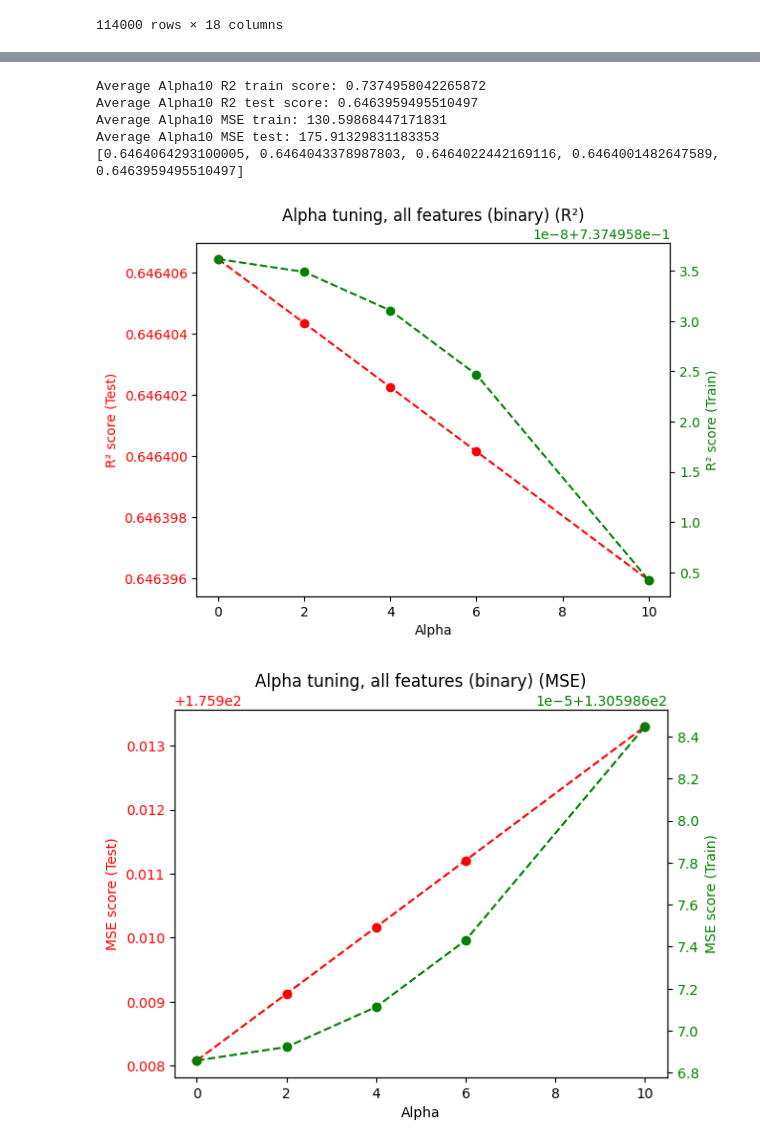
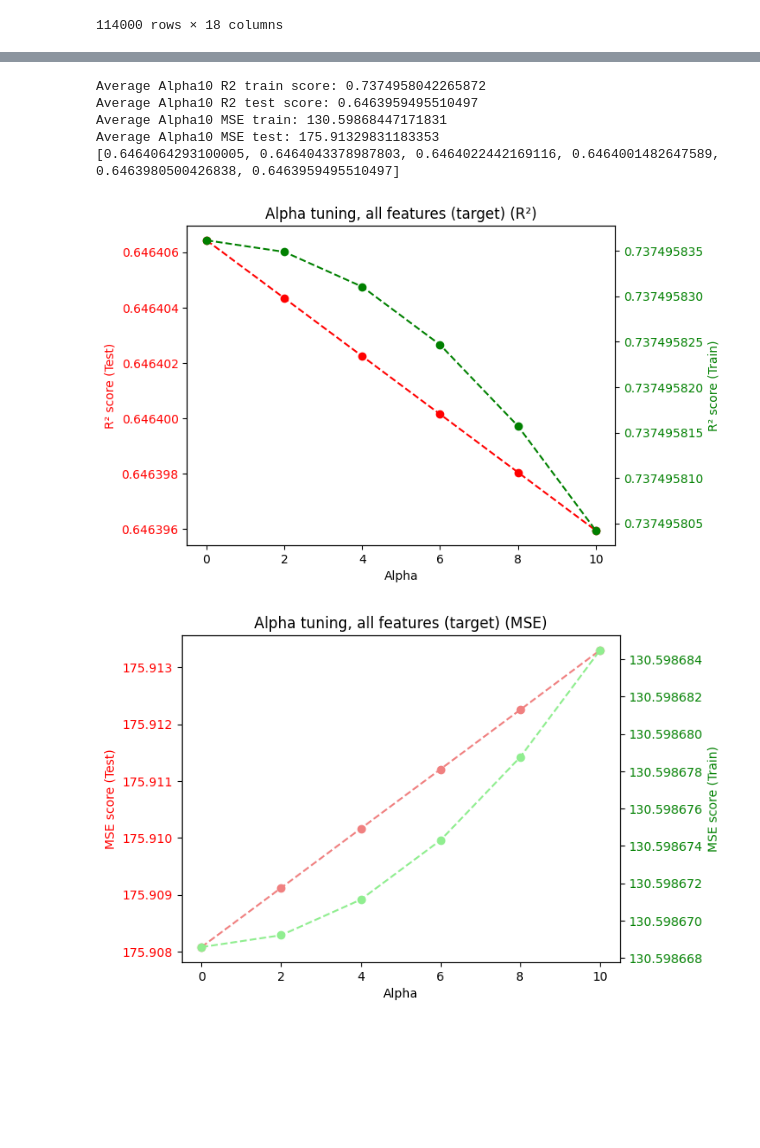
Before and after one commit to fratorgano/RidgeRegressionProject, a Jupyter notebook: ridge_all.ipynb, the cells around one changed output, grey strips where cells are left out. Cells and saved outputs as stored; diff of their text form; code cells hidden in the pictures; blank space fills up the shorter version.

Commit message:
Match colors between plots

```diff
--- a/ridge_all.ipynb
+++ b/ridge_all.ipynb
@@ -119,15 +119,22 @@ def plotResults(alphas,r2_train_scores,r2_test_scores,enc_name,data_type):
   y_train = r2_train_scores
   y_test = r2_test_scores
   fig,ax = plt.subplots()
-  ax.plot(x,y_test,linestyle='--',marker='o',color='red')
+  color_1='red'
+  color_2='green'
+  if(data_type=='MSE'):
+    color_1 = 'lightcoral'
+    color_2 = 'lightgreen'
+  ax.plot(x,y_test,linestyle='--',marker='o',color=color_1)
   ax.set_title(f"Alpha tuning, all features ({enc_name}) ({data_type})")
   ax.set_ylabel(f"{data_type} score (Test)",color='red')
   ax.tick_params(axis='y',labelcolor='red')
   ax.set_xlabel("Alpha")
   ax2 = ax.twinx()
-  ax2.plot(x,y_train,linestyle='--',marker='o',color='green')
+  ax2.plot(x,y_train,linestyle='--',marker='o',color=color_2)
   ax2.set_ylabel(f"{data_type} score (Train)",color='green')
   ax2.tick_params(axis='y',labelcolor='green')
+  ax.ticklabel_format(useOffset=False)
+  ax2.ticklabel_format(useOffset=False)
   plt.show()
 # %%
 # finding best alpha for binary
@@ -138,7 +145,7 @@ r2_train_scores = []
 r2_test_scores = []
 mse_train = []
 mse_test = []
-alphas = [9500,9750,10000]
+alphas = [0]
 for alpha in alphas:
   res = runKFold(RidgeReg(alpha),f"Alpha{alpha}",encoder)
   r2_train_scores.append(res[0])
@@ -167,7 +178,7 @@ r2_train_scores = []
 r2_test_scores = []
 mse_train = []
 mse_test = []
-alphas = [0,2,4,6,10]
+alphas = [0,2,4,6,8,10]
 for alpha in alphas:
   res = runKFold(RidgeReg(alpha),f"Alpha{alpha}",encoder)
   r2_train_scores.append(res[0])
@@ -180,13 +191,13 @@ Average Alpha10 R2 train score: 0.7374958042265872
 Average Alpha10 R2 test score: 0.6463959495510497
 Average Alpha10 MSE train: 130.59868447171831
 Average Alpha10 MSE test: 175.91329831183353
-[0.6464064293100005, 0.6464043378987803, 0.6464022442169116, 0.6464001482647589, 0.6463959495510497]
+[0.6464064293100005, 0.6464043378987803, 0.6464022442169116, 0.6464001482647589, 0.6463980500426838, 0.6463959495510497]
 # %%
-plotResults(alphas,r2_train_scores,r2_test_scores,'binary','R²')
-plotResults(alphas,mse_train,mse_test,'binary','MSE')
+plotResults(alphas,r2_train_scores,r2_test_scores,'target','R²')
+plotResults(alphas,mse_train,mse_test,'target','MSE')
 # %% [output]
-[figure, old version]
+[figure, new version]
-[figure, old version]
+[figure, new version]
 # %%
 # finding best alpha for catboost
 encoder = ce.CatBoostEncoder(cols=['artists','track_name','album_name','track_genre'])
```
Also changed, not shown: parts of 5 cells of this notebook, 3 other files.
